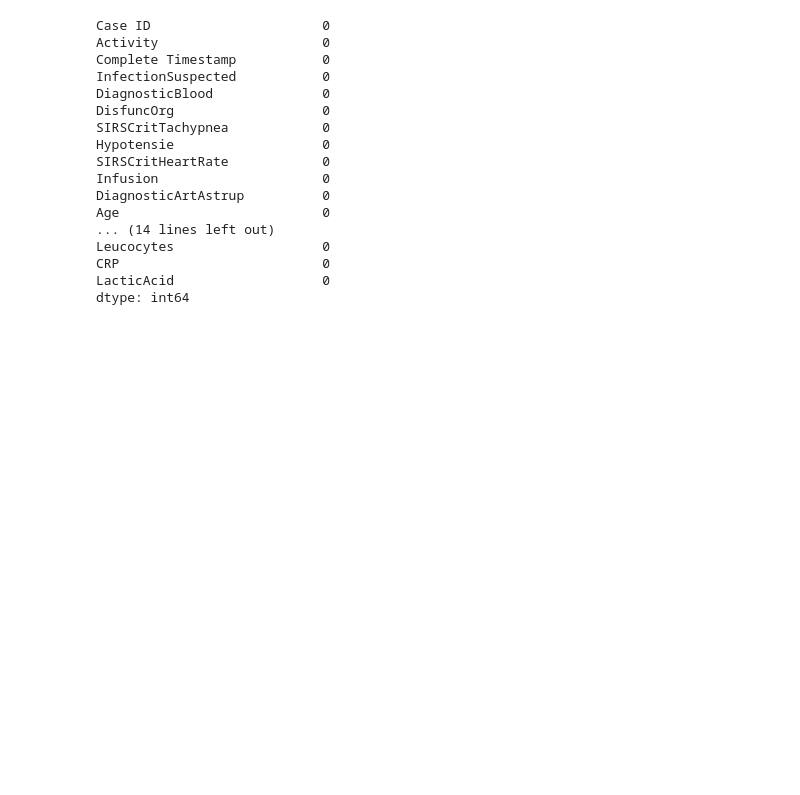
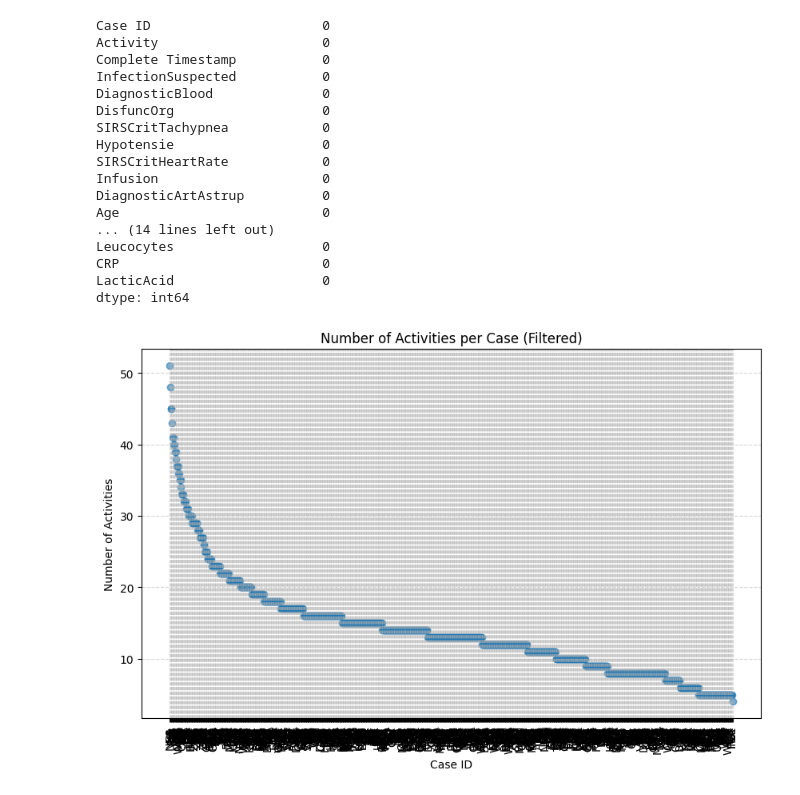
Before and after one commit to mohdkashifansari/Process_Analytics, a Jupyter notebook: New.ipynb, the cells around one changed output. Saved outputs shown, nothing was run; the diff lists cells and outputs as text; code cells hidden in the pictures; blank space fills up the shorter version.

```diff
--- a/New.ipynb
+++ b/New.ipynb
@@ -52,3 +66,24 @@ Leucocytes                   0
 CRP                          0
 LacticAcid                   0
 dtype: int64
+# %%
+import matplotlib.pyplot as plt
+
+# Count the number of activities (events) per case
+case_counts = df["Case ID"].value_counts().reset_index()
+case_counts.columns = ["Case ID", "Activity Count"]
+
+# Filter out cases with more than 51 activities
+filtered_cases = case_counts[case_counts["Activity Count"] <= 51]
+
+# Scatter plot
+plt.figure(figsize=(10, 6))
+plt.scatter(filtered_cases["Case ID"], filtered_cases["Activity Count"], alpha=0.6)
+plt.xlabel("Case ID")
+plt.ylabel("Number of Activities")
+plt.title("Number of Activities per Case (Filtered)")
+plt.xticks(rotation=90)  # Rotate x-axis labels if needed
+plt.grid(True, linestyle="--", alpha=0.5)
+plt.show()
+# %% [output]
+[figure, added]
```
Also changed, not shown: parts of 12 cells of this notebook, 6 other files.
